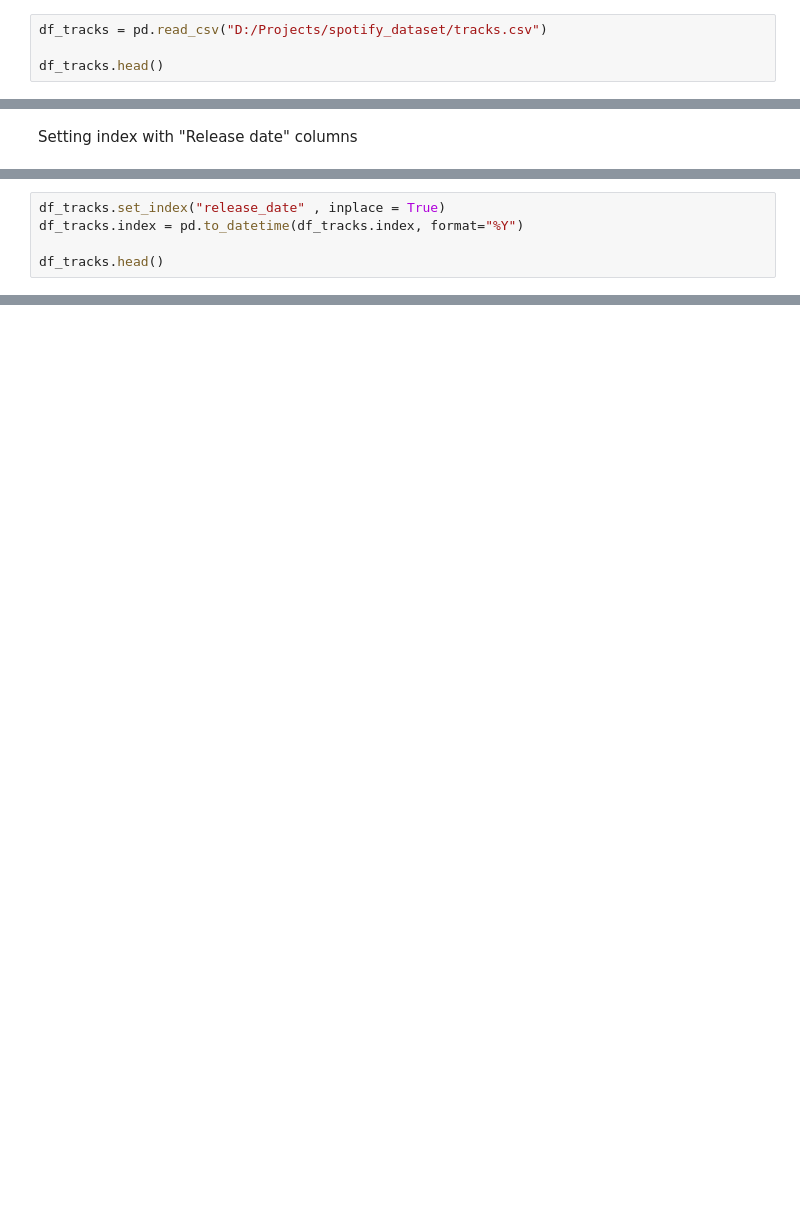
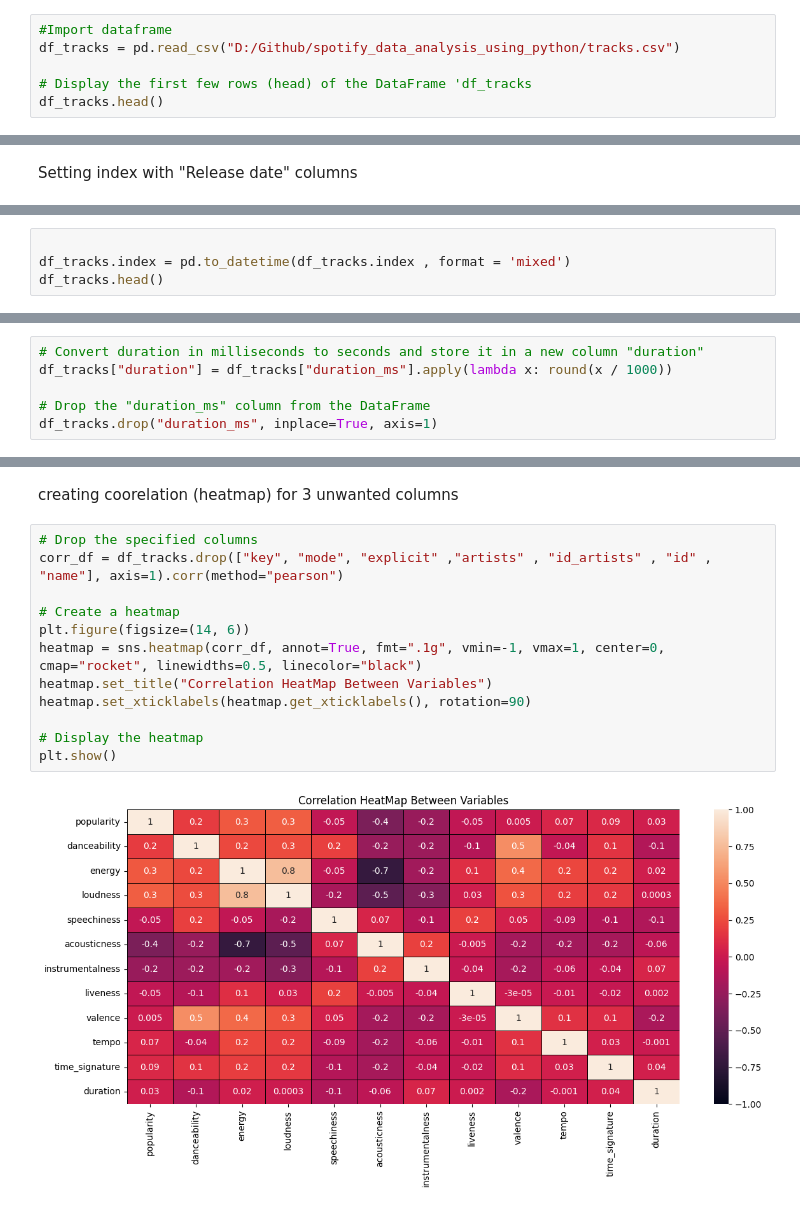
Before and after one commit to PoojaPrajapati1309/spotify_data_analysis_using_python_, a Jupyter notebook: Spotify_Data_Analysis_Project.ipynb, the cells around one changed output, grey strips where cells are left out. Drawn from its saved outputs; the diff is of its cells as text; blank space fills up the shorter version.

```diff
--- a/Spotify_Data_Analysis_Project.ipynb
+++ b/Spotify_Data_Analysis_Project.ipynb
@@ -8,8 +15,10 @@ import seaborn as sns
 # %% [markdown]
 import dataset
 # %%
-df_tracks = pd.read_csv("D:/Projects/spotify_dataset/tracks.csv")
+#Import dataframe
+df_tracks = pd.read_csv("D:/Github/spotify_data_analysis_using_python/tracks.csv")
 
+# Display the first few rows (head) of the DataFrame 'df_tracks
 df_tracks.head()
 # %% [output]
 |  | id | name | popularity | duration_ms | explicit | artists | id_artists | release_date | danceability | ... |
@@ -120,6 +183,5 @@ Setting index with "Release date" columns
 # %%
-df_tracks.set_index("release_date" , inplace = True)
-df_tracks.index = pd.to_datetime(df_tracks.index, format="%Y")
 
+df_tracks.index = pd.to_datetime(df_tracks.index , format = 'mixed')
 df_tracks.head()
 # %% [output]
@@ -126,0 +204,6 @@ KeyError: "None of ['release_date'] are in the columns"
+# %%
+# Convert duration in milliseconds to seconds and store it in a new column "duration"
+df_tracks["duration"] = df_tracks["duration_ms"].apply(lambda x: round(x / 1000))
+
+# Drop the "duration_ms" column from the DataFrame
+df_tracks.drop("duration_ms", inplace=True, axis=1)
@@ -126,0 +260,16 @@ KeyError: "None of ['release_date'] are in the columns"
+# %% [markdown]
+creating coorelation (heatmap) for 3 unwanted columns
+# %%
+# Drop the specified columns
+corr_df = df_tracks.drop(["key", "mode", "explicit" ,"artists" , "id_artists" , "id" , "name"], axis=1).corr(method="pearson")
+
+# Create a heatmap
+plt.figure(figsize=(14, 6))
+heatmap = sns.heatmap(corr_df, annot=True, fmt=".1g", vmin=-1, vmax=1, center=0, cmap="rocket", linewidths=0.5, linecolor="black")
+heatmap.set_title("Correlation HeatMap Between Variables")
+heatmap.set_xticklabels(heatmap.get_xticklabels(), rotation=90)
+
+# Display the heatmap
+plt.show()
+# %% [output]
+[figure, added]
```
Also changed, not shown: parts of 32 cells of this notebook, 3 other files.
